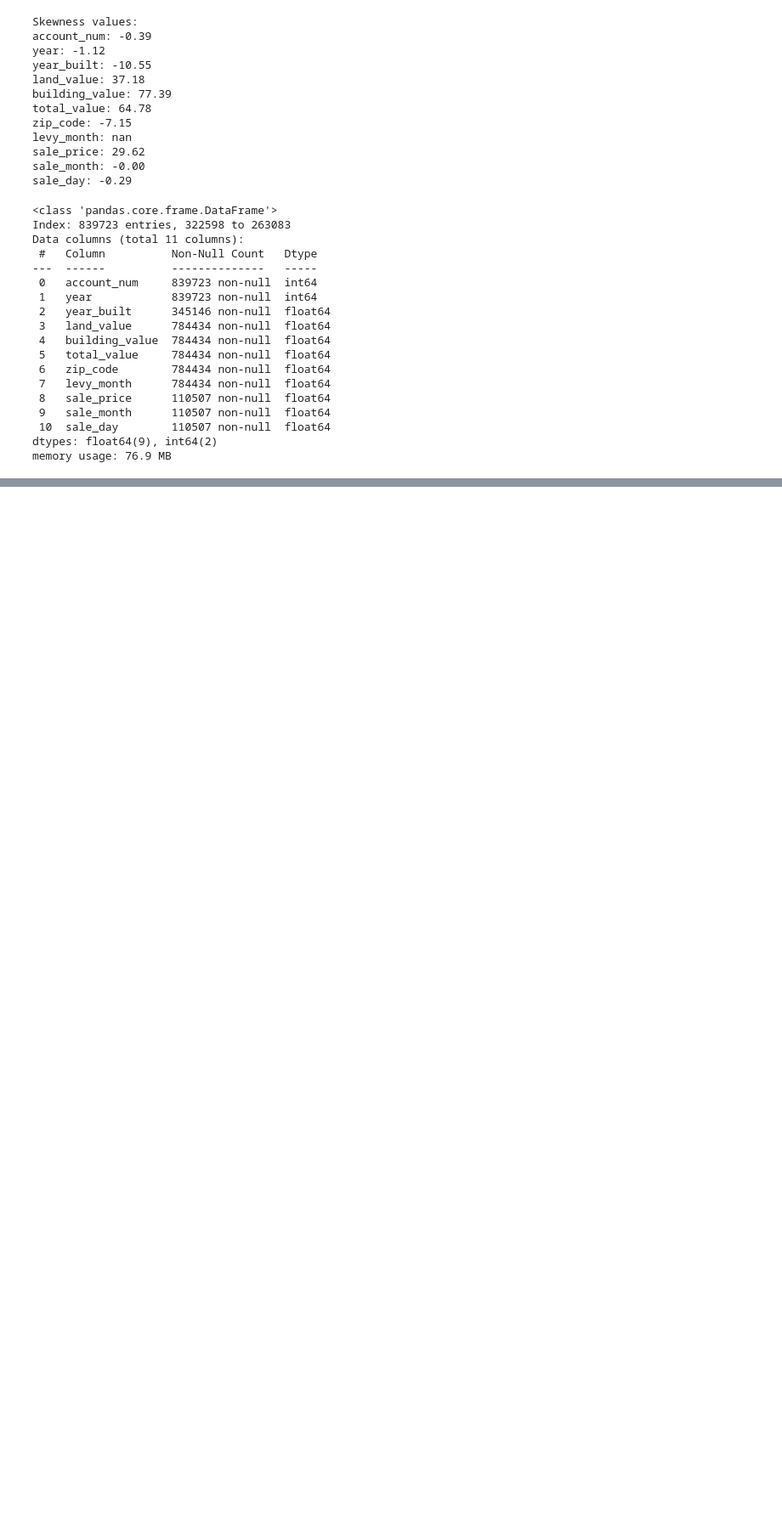
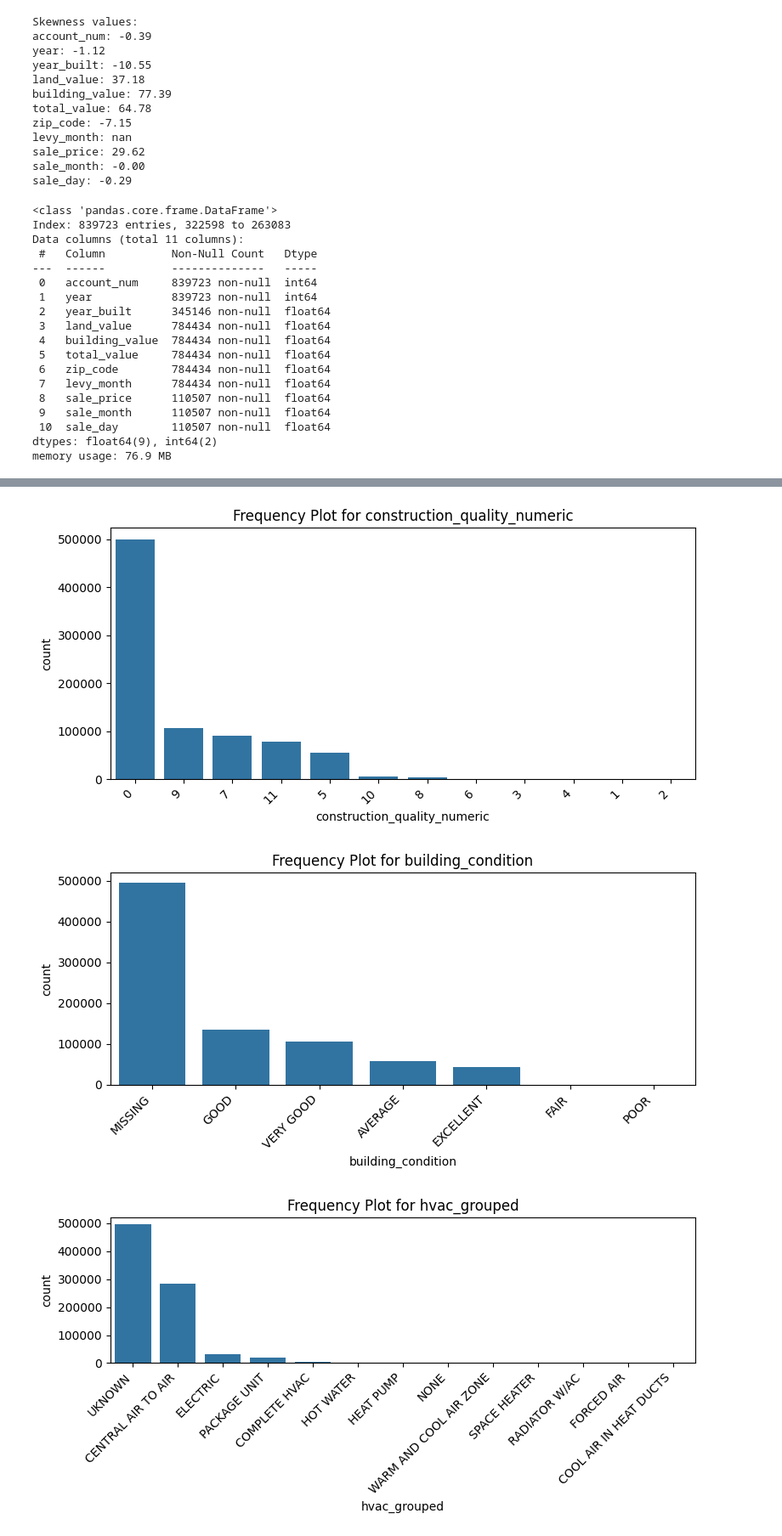
Before and after one commit to barrettdalbec/Alexandria-Personal-Project, a Jupyter notebook: Data Analysis/Data Analysis.ipynb, the cells around one changed output, grey strips where cells are left out. Shown at 85% size. Saved outputs shown, nothing was run; the diff lists cells and outputs as text; code cells hidden in the pictures; blank space fills up the shorter version.

```diff
--- a/Data Analysis/Data Analysis.ipynb
+++ b/Data Analysis/Data Analysis.ipynb
@@ -454,0 +503,5 @@ num_df[num_df['account_num'] == 10040600]
+# %%
+for col in cat_df.columns:
+    print(f"Unique values in {col}:")
+    print(cat_df[col].unique())
+    print()
@@ -454,0 +526,2 @@ num_df[num_df['account_num'] == 10040600]
+# %%
+cat_df_copy = cat_df.copy()
@@ -454,0 +559,25 @@ num_df[num_df['account_num'] == 10040600]
+# %%
+# To reduce the cardanlity of 'hvac', domain-informed feature engineering can be applied
+'''
+Unique values in hvac:
+[nan 'COMPLETE HVAC' 'WARM AND COOL AIR ZONE' 'PACKAGE UNIT'
+ 'HOT CHILLED WATER' 'HEAT PUMP INDIVIDUAL UNIT'
+ 'HOT WATER BASE BOARD W/AC' 'HOT WATER' 'RADIATOR W/AC'
+ 'HOT WATER BASEBOARD' 'HEAT PUMP' 'SPACE HEATER' 'NONE'
+ 'CENTRAL AIR TO AIR' 'FORCED AIR' 'ELECTRIC WALL' 'ELECTRIC'
+ 'ELECTRIC BASEBOARD' 'WALL UNIT/ELECTRIC W/AC' 'ERROR'
+ 'COOL AIR IN HEAT DUCTS']
+'''
+hvac_map = {
+    'HOT CHILLED WATER': 'HOT WATER',
+    'HOT WATER BASE BOARD W/AC': 'HOT WATER',
+    'HOT WATER BASEBOARD': 'HOT WATER',
+    'HEAT PUMP INDIVIDUAL UNIT': 'HEAT PUMP',
+    'ELECTRIC BASEBOARD': 'ELECTRIC',
+    'ELECTRIC WALL': 'ELECTRIC',
+    'WALL UNIT/ELECTRIC W/AC': 'ELECTRIC',
+    np.nan: 'UKNOWN',
+    'ERROR': 'UKNOWN',
+}
+
+cat_df_copy['hvac_grouped'] = cat_df_copy['hvac'].replace(hvac_map)
@@ -454,0 +683,13 @@ num_df[num_df['account_num'] == 10040600]
+# %%
+category_columns = ['construction_quality_numeric', 'building_condition', 'hvac_grouped', 'building_type_grouped']
+for col in category_columns:
+    plt.figure(figsize=(8, 4))
+    sns.countplot(data=cat_df_copy, x=col, order=cat_df_copy[col].value_counts().index)
+    plt.xticks(rotation=45, ha='right')
+    plt.title(f"Frequency Plot for {col}")
+    plt.tight_layout()
+    plt.show()
+# %% [output]
+[figure, added]
+[figure, added]
+[figure, added]
```
Also changed, not shown: parts of 51 cells of this notebook, 2 other files.
